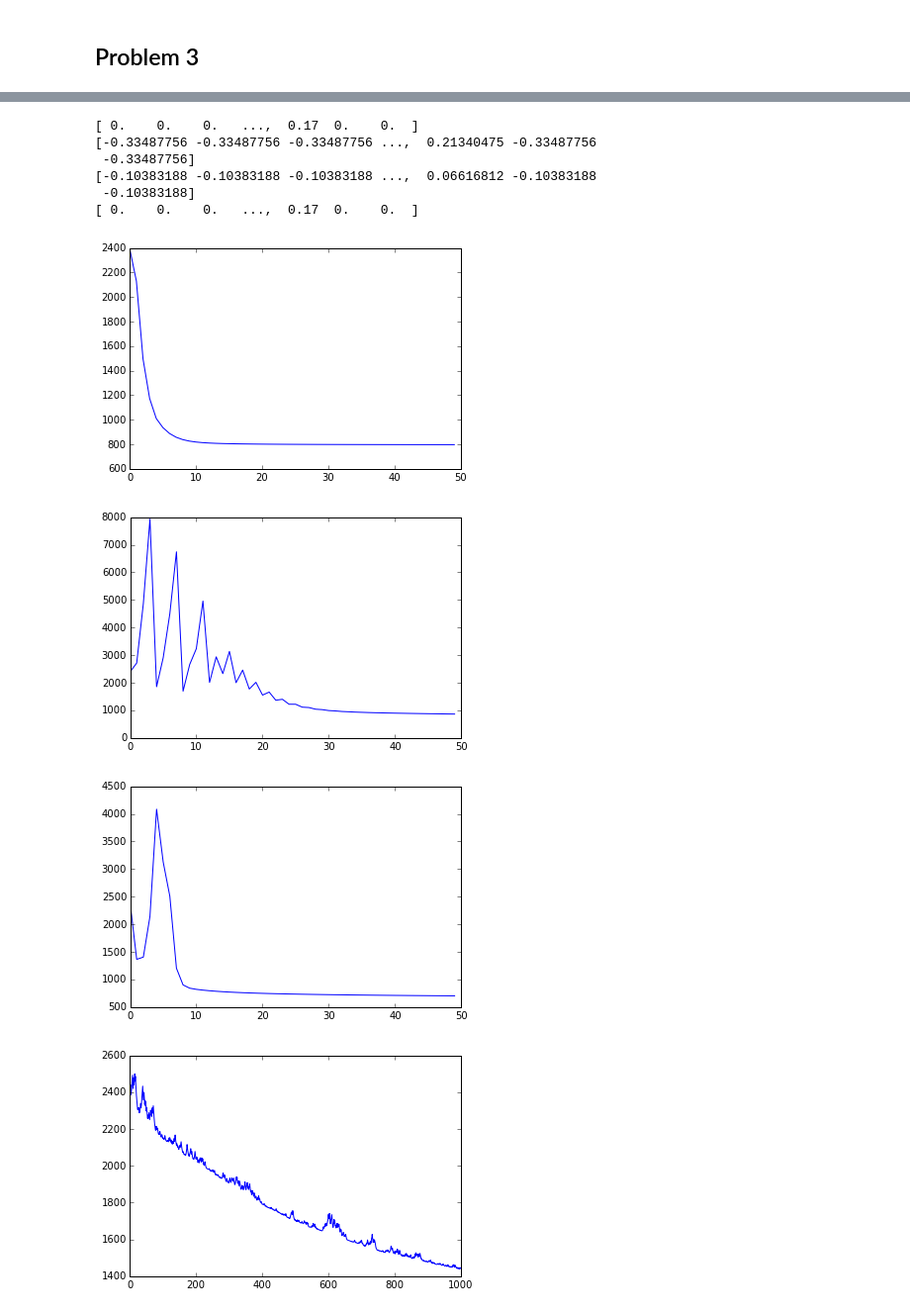
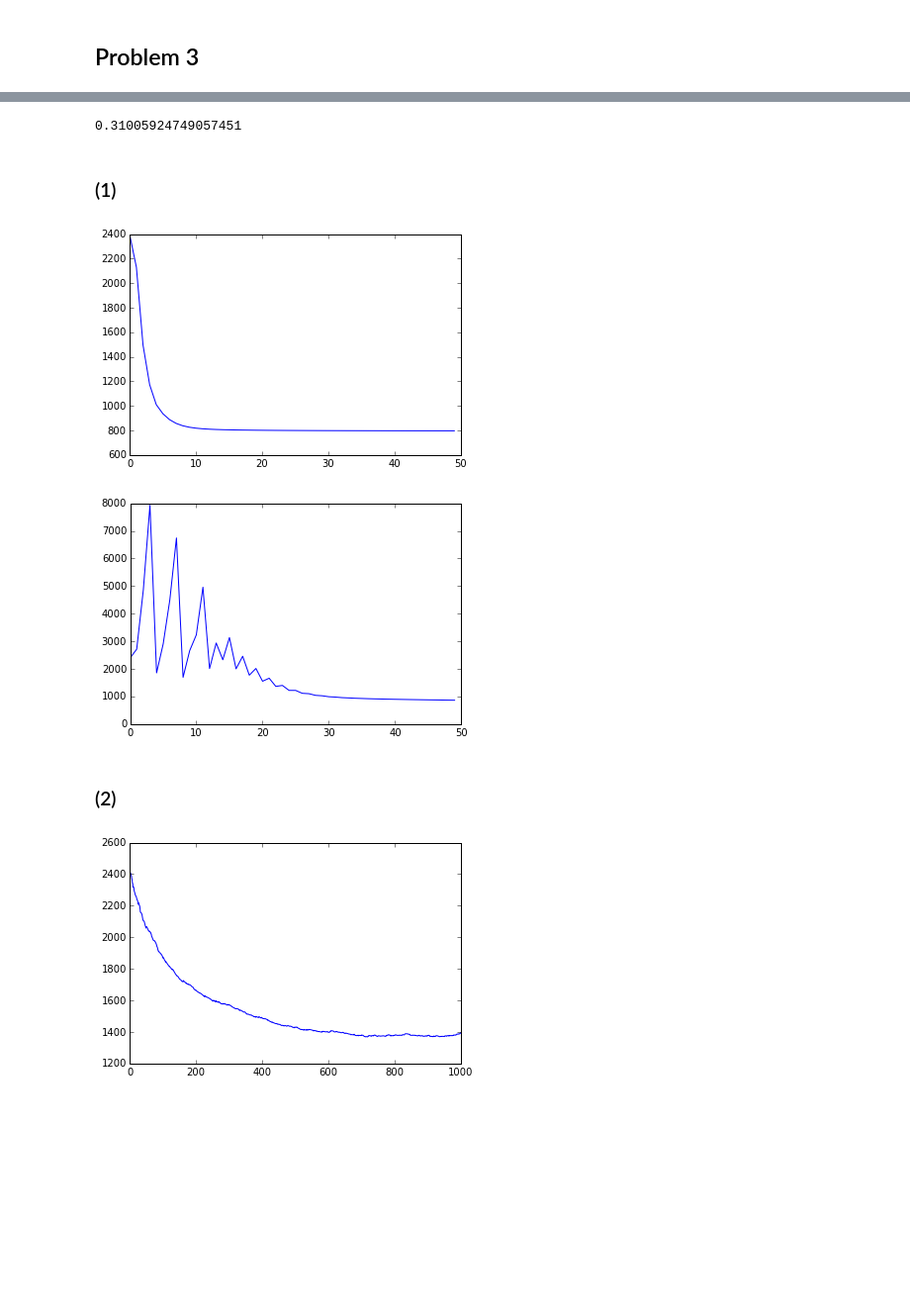
Before and after one commit to akrolsmir/cs189, a Jupyter notebook: hw4/hw4.ipynb, the cells around one changed output, grey strips where cells are left out. Shown at 99% size. Drawn from its saved outputs; the diff is of its cells as text; code cells hidden in the pictures; blank space fills up the shorter version.

```diff
--- a/hw4/hw4.ipynb
+++ b/hw4/hw4.ipynb
@@ -115,27 +179,12 @@ xtrain, ytrain, xtest = mat['Xtrain'], mat['ytrain'], mat['Xtest']
 from sklearn import preprocessing
 
 # i) Standardize the columns to 0 mean, unit variance
-X1 = preprocessing.scale(xtrain)
-print(xtrain[:,0])
-print(X1[:,0])
-v = xtrain[:,0] - np.mean(xtrain[:,0])
-# print(np.mean(v))
-# print(xtrain[:])
-print(v)
-print(xtrain[:,0])
+# X1 = preprocessing.scale(xtrain)
+X1 = (xtrain - np.mean(xtrain, axis=0)) / np.std(xtrain, axis=0)
 
 # ii) Transform the features with log
 X2 = np.log(xtrain + 0.1);
 
 # iii) Binarize the features
-X3 = preprocessing.binarize(xtrain)
-
-# sum(X1[:,5])
-# np.var(X1[:, 5])
+# X3 = preprocessing.binarize(xtrain)
+X3 = np.array([[1 if x > 0 else 0 for x in col] for col in xtrain]).astype(float)
-# %% [output]
-[ 0.    0.    0.   ...,  0.17  0.    0.  ]
-[-0.33487756 -0.33487756 -0.33487756 ...,  0.21340475 -0.33487756
- -0.33487756]
-[-0.10383188 -0.10383188 -0.10383188 ...,  0.06616812 -0.10383188
- -0.10383188]
-[ 0.    0.    0.   ...,  0.17  0.    0.  ]
@@ -173,3 +191,10 @@ def loss(B, X, y, l):
+# %%
+# (xtrain - np.mean(xtrain, axis=0))[:,0]
+np.std(xtrain, axis=0)[0]
+# %% [output]
+0.31005924749057451
+# %% [markdown]
+### (1)
 # %%
 def iterated_batch(X, y, l, step, iterations):
     B = np.zeros((len(X.T), 1)) # B0
@@ -184,19 +209,11 @@ def iterated_batch(X, y, l, step, iterations):
 iterated_batch(X1, ytrain, 1, 0.003, 50)
 iterated_batch(X2, ytrain, 1, 0.00002, 50)
 iterated_batch(X3, ytrain, 1, 0.001, 50)
-# B = np.zeros((len(X2.T), 1)) # B0
-# for _ in range(100):
-#     print(loss(B, X2, ytrain, 1))
-#     B = batch(B, X2, ytrain, 1, 0.000005)
-
-# B = np.zeros((len(X3.T), 1)) # B0
-# for _ in range(100):
-#     print(loss(B, X3, ytrain, 1))
-#     B = batch(B, X3, ytrain, 1, 0.0003)
 # %% [output]
 [figure]
 [figure]
-[figure, removed]
+# %% [markdown]
+### (2)
 # %%
 def iterated_stochastic(X, y, l, step, iterations):
     B = np.zeros((len(X.T), 1)) # B0
@@ -210,11 +227,7 @@ def iterated_stochastic(X, y, l, step, iterations):
         B = B - gi
     plt.plot(losses)
     plt.show()
-
-# iterated_stochastic(X1, ytrain, 1, 0.05, 100)
-iterated_stochastic(X2, ytrain, 1, 0.0005, 1000)
-# iterated_stochastic(X3, ytrain, 1, 0.05, 100)
-# %% [output]
-[figure, removed]
 # %%
-iterated_stochastic(X1, ytrain, 1, 0.05, 1000)
+iterated_stochastic(X1, ytrain, 1, 0.005, 1000)
+# %% [output]
+[figure, added]
```
Also changed, not shown: parts of 10 cells of this notebook.
